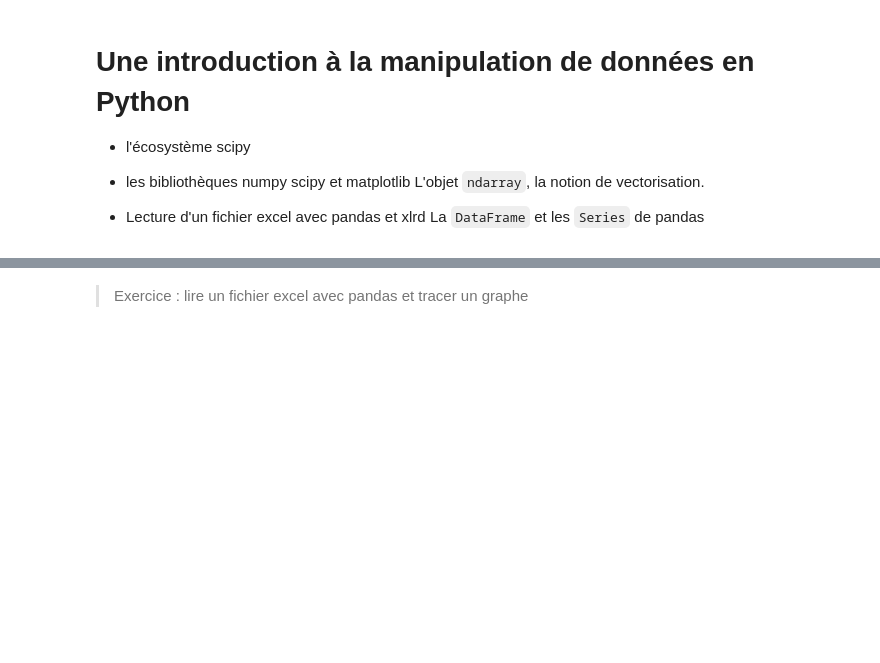
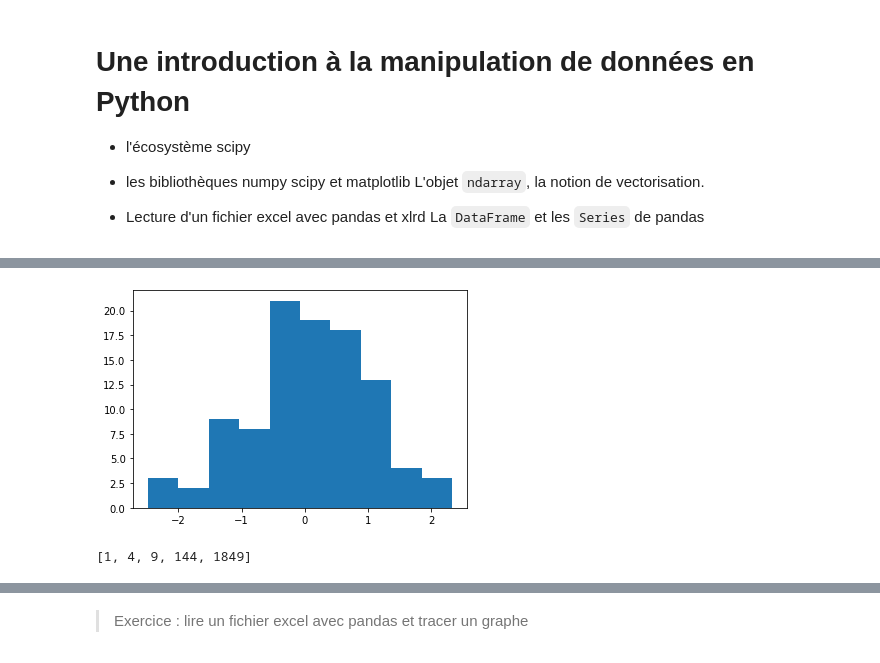
Before and after one commit to glyg/learn_python, a Jupyter notebook: 04-Analyse-de-données.ipynb, the cells around one changed output, grey strips where cells are left out. Drawn from its saved outputs; the diff is of its cells as text; code cells hidden in the pictures; blank space fills up the shorter version.

```diff
--- a/04-Analyse-de-données.ipynb
+++ b/04-Analyse-de-données.ipynb
@@ -72,0 +255,9 @@ import matplotlib.pyplot as plt
+# %%
+fig, ax = plt.subplots()
+h = ax.hist(data)
+# %% [output]
+[figure, added]
+# %%
+square_list
+# %% [output]
+[1, 4, 9, 144, 1849]
```
Also changed, not shown: parts of 84 cells of this notebook, 10 other files.
